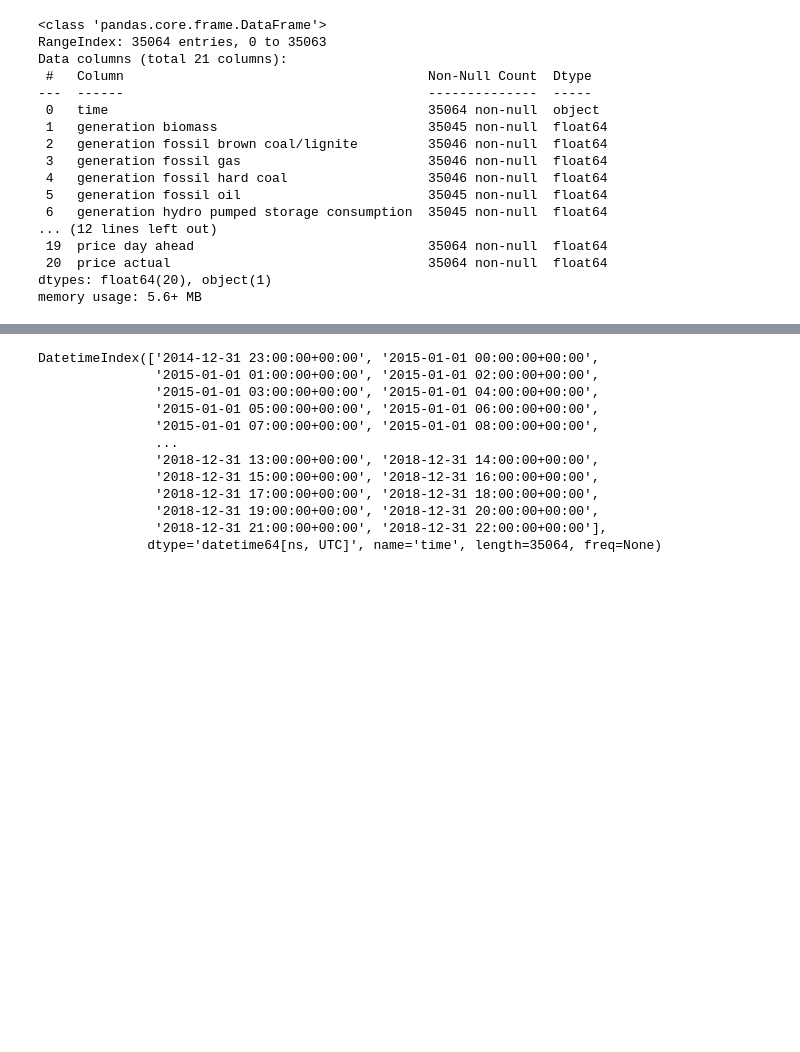
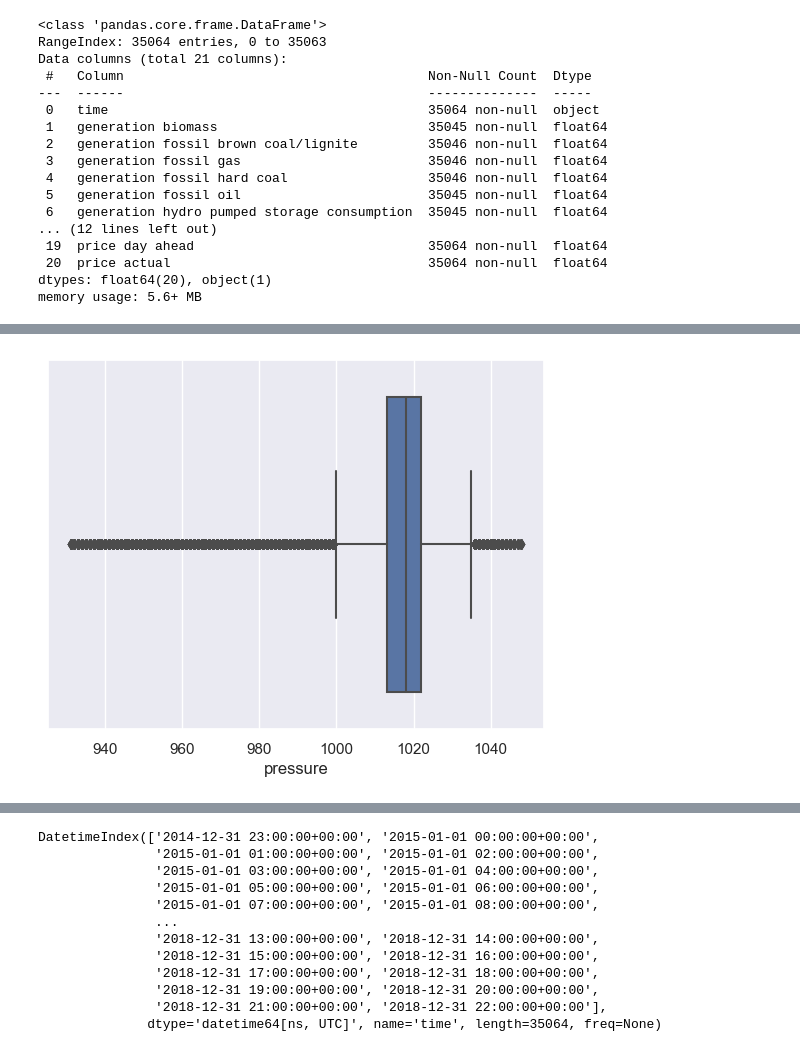
Before and after one commit to jwhogg/Airflow-local-stack, a Jupyter notebook: experiments/EDA_1_ML_EPF.ipynb, the cells around one changed output, grey strips where cells are left out. Cells and saved outputs as stored; diff of their text form; code cells hidden in the pictures; blank space fills up the shorter version.

```diff
--- a/experiments/EDA_1_ML_EPF.ipynb
+++ b/experiments/EDA_1_ML_EPF.ipynb
@@ -125,0 +493,5 @@ energy_df = energy_df.set_index('time')
+# %%
+sns.boxplot(x=weather_df['pressure'])
+plt.show()
+# %% [output]
+[figure, added]
```
Also changed, not shown: parts of 46 cells of this notebook, 6 other files.
